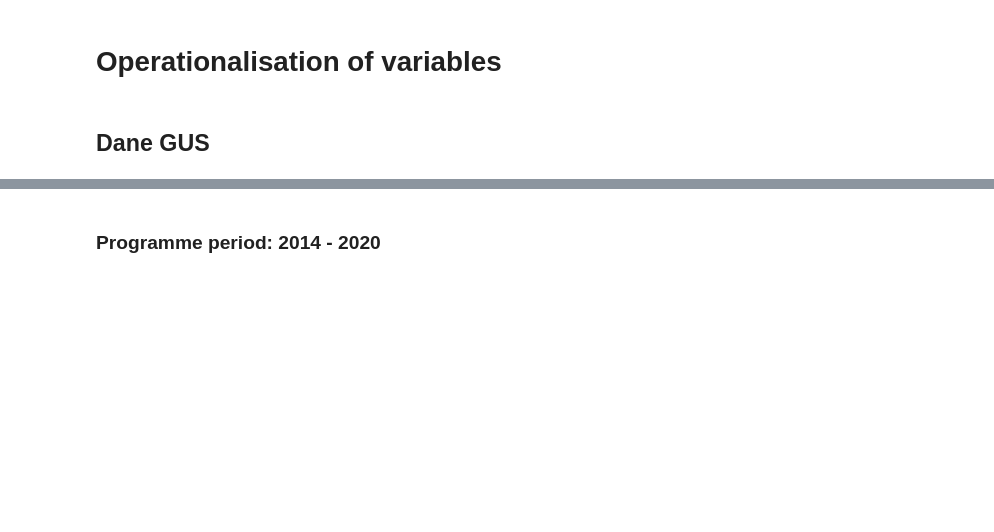
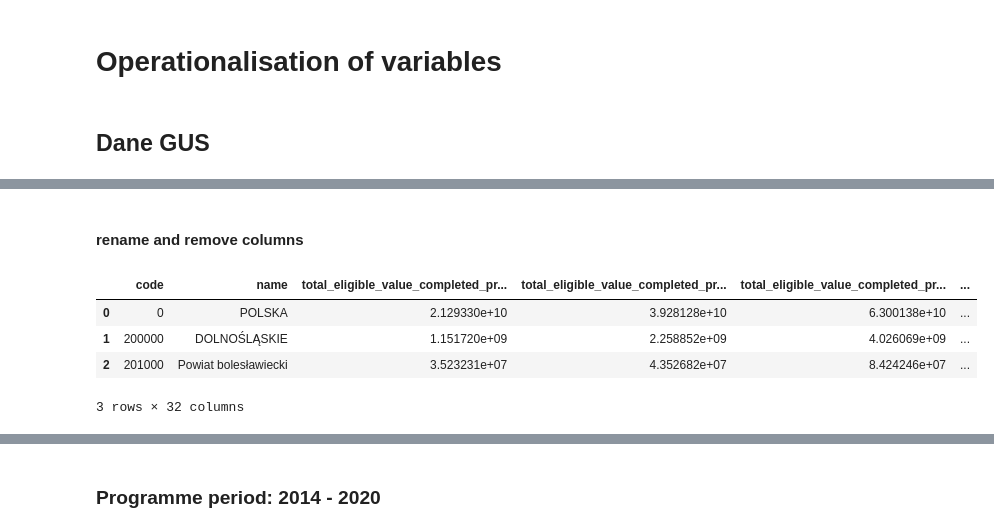
Before and after one commit to aleksandrajaremko/Policy-paper, a Jupyter notebook: code/processing/GUS_processing.ipynb, the cells around one changed output, grey strips where cells are left out. Saved outputs shown, nothing was run; the diff lists cells and outputs as text; code cells hidden in the pictures; blank space fills up the shorter version.

```diff
--- a/code/processing/GUS_processing.ipynb
+++ b/code/processing/GUS_processing.ipynb
@@ -29,0 +32,2 @@ os.getcwd()
+# %%
+PL_projects_07_13 = pd.read_excel(r"data\inputs\3. treatment\dane_gov_pl\FE_2007_2013_bez_EFFR.xlsx", header = 0)
@@ -29,0 +38,2 @@ os.getcwd()
+# %% [markdown]
+#### rename and remove columns
@@ -29,0 +75,33 @@ os.getcwd()
+# %%
+cols_rename_dict = { 'Kod' : 'code' , 'Nazwa' : 'name',
+        'wartość całkowita projektów zakończonych;ogółem;dofinansowanie ze środków Unii Europejskiej (wydatki kwalifikowalne);31 grudnia;2011;[zł]' : 'total_eligible_value_completed_projects_EU_funding_2011_PLN',
+        'wartość całkowita projektów zakończonych;ogółem;dofinansowanie ze środków Unii Europejskiej (wydatki kwalifikowalne);31 grudnia;2012;[zł]' : 'total_eligible_value_completed_projects_EU_funding_2012_PLN',
+        'wartość całkowita projektów zakończonych;ogółem;dofinansowanie ze środków Unii Europejskiej (wydatki kwalifikowalne);31 grudnia;2013;[zł]' : 'total_eligible_value_completed_projects_EU_funding_2013_PLN',
+        'wartość całkowita projektów zakończonych;ogółem;dofinansowanie ze środków Unii Europejskiej (wydatki kwalifikowalne);31 grudnia;2014;[zł]' : 'total_eligible_value_completed_projects_EU_funding_2014_PLN',
+        'wartość całkowita projektów zakończonych;ogółem;dofinansowanie ze środków Unii Europejskiej (wydatki kwalifikowalne);31 grudnia;2015;[zł]' : 'total_eligible_value_completed_projects_EU_funding_2015_PLN',
+        'wartość całkowita projektów zakończonych;ogółem;dofinansowanie ze środków Unii Europejskiej (wydatki kwalifikowalne);31 grudnia;2016;[zł]' : 'total_eligible_value_completed_projects_EU_funding_2016_PLN',
+        'wartość całkowita podpisanych umów o dofinansowanie;ogółem;wartość ogółem (wydatki kwalifikowalne + niekwalifikowalne);31 grudnia;2011;[zł]' : 'total_value_signed_financing_agreements_total_value_2011_PLN',
+        'wartość całkowita podpisanych umów o dofinansowanie;ogółem;wartość ogółem (wydatki kwalifikowalne + niekwalifikowalne);31 grudnia;2012;[zł]' : 'total_value_signed_financing_agreements_total_value_2012_PLN',
+        'wartość całkowita podpisanych umów o dofinansowanie;ogółem;wartość ogółem (wydatki kwalifikowalne + niekwalifikowalne);31 grudnia;2013;[zł]' : 'total_value_signed_financing_agreements_total_value_2013_PLN',
+        'wartość całkowita podpisanych umów o dofinansowanie;ogółem;wartość ogółem (wydatki kwalifikowalne + niekwalifikowalne);31 grudnia;2014;[zł]' : 'total_value_signed_financing_agreements_total_value_2014_PLN',
+        'wartość całkowita podpisanych umów o dofinansowanie;ogółem;wartość ogółem (wydatki kwalifikowalne + niekwalifikowalne);31 grudnia;2015;[zł]' : 'total_value_signed_financing_agreements_total_value_2015_PLN',
+        'wartość całkowita podpisanych umów o dofinansowanie;ogółem;wartość ogółem (wydatki kwalifikowalne + niekwalifikowalne);31 grudnia;2016;[zł]' : 'total_value_signed_financing_agreements_total_value_2016_PLN',
+        'wartość całkowita podpisanych umów o dofinansowanie;ogółem;wydatki kwalifikowalne ogółem;31 grudnia;2011;[zł]' : 'total_eligible_value_signed_financing_agreements_2011_PLN',
+        'wartość całkowita podpisanych umów o dofinansowanie;ogółem;wydatki kwalifikowalne ogółem;31 grudnia;2012;[zł]' : 'total_eligible_value_signed_financing_agreements_2012_PLN',
+        'wartość całkowita podpisanych umów o dofinansowanie;ogółem;wydatki kwalifikowalne ogółem;31 grudnia;2013;[zł]': 'total_eligible_value_signed_financing_agreements_2013_PLN',
+        'wartość całkowita podpisanych umów o dofinansowanie;ogółem;wydatki kwalifikowalne ogółem;31 grudnia;2014;[zł]' : 'total_eligible_value_signed_financing_agreements_2014_PLN',
+        'wartość całkowita podpisanych umów o dofinansowanie;ogółem;wydatki kwalifikowalne ogółem;31 grudnia;2015;[zł]': 'total_eligible_value_signed_financing_agreements_2015_PLN',
+        'wartość całkowita podpisanych umów o dofinansowanie;ogółem;wydatki kwalifikowalne ogółem;31 grudnia;2016;[zł]' : 'total_eligible_value_signed_financing_agreements_2016_PLN',
+        'wartość całkowita podpisanych umów o dofinansowanie;ogółem;dofinansowanie ze środków Unii Europejskiej (wydatki kwalifikowalne);31 grudnia;2011;[zł]' : 'total_eligible_value_signed_financing_agreements_EU_funding_2011_PLN',
+        'wartość całkowita podpisanych umów o dofinansowanie;ogółem;dofinansowanie ze środków Unii Europejskiej (wydatki kwalifikowalne);31 grudnia;2012;[zł]' : 'total_eligible_value_signed_financing_agreements_EU_funding_2012_PLN',
+        'wartość całkowita podpisanych umów o dofinansowanie;ogółem;dofinansowanie ze środków Unii Europejskiej (wydatki kwalifikowalne);31 grudnia;2013;[zł]' : 'total_eligible_value_signed_financing_agreements_EU_funding_2013_PLN',
+        'wartość całkowita podpisanych umów o dofinansowanie;ogółem;dofinansowanie ze środków Unii Europejskiej (wydatki kwalifikowalne);31 grudnia;2014;[zł]': 'total_eligible_value_signed_financing_agreements_EU_funding_2014_PLN',
+        'wartość całkowita podpisanych umów o dofinansowanie;ogółem;dofinansowanie ze środków Unii Europejskiej (wydatki kwalifikowalne);31 grudnia;2015;[zł]': 'total_eligible_value_signed_financing_agreements_EU_funding_2015_PLN',
+        'wartość całkowita podpisanych umów o dofinansowanie;ogółem;dofinansowanie ze środków Unii Europejskiej (wydatki kwalifikowalne);31 grudnia;2016;[zł]' : 'total_eligible_value_signed_financing_agreements_EU_funding_2016_PLN',
+        'wartość całkowita projektów zakończonych;ogółem;wydatki kwalifikowalne ogółem;31 grudnia;2011;[zł]' : 'total_eligible_value_completed_projects_2011_PLN',
+        'wartość całkowita projektów zakończonych;ogółem;wydatki kwalifikowalne ogółem;31 grudnia;2012;[zł]' : 'total_eligible_value_completed_projects_2012_PLN',
+        'wartość całkowita projektów zakończonych;ogółem;wydatki kwalifikowalne ogółem;31 grudnia;2013;[zł]' : 'total_eligible_value_completed_projects_2013_PLN',
+        'wartość całkowita projektów zakończonych;ogółem;wydatki kwalifikowalne ogółem;31 grudnia;2014;[zł]' : 'total_eligible_value_completed_projects_2014_PLN',
+        'wartość całkowita projektów zakończonych;ogółem;wydatki kwalifikowalne ogółem;31 grudnia;2015;[zł]': 'total_eligible_value_completed_projects_2015_PLN',
+        'wartość całkowita projektów zakończonych;ogółem;wydatki kwalifikowalne ogółem;31 grudnia;2016;[zł]' : 'total_eligible_value_completed_projects_2016_PLN',
+}
@@ -29,0 +110,8 @@ os.getcwd()
+# %%
+PL_projects_07_13.head(3)
+# %% [output]
+|  | code | name | total_eligible_value_completed_pr... | total_eligible_value_completed_pr... | total_eligible_value_completed_pr... | ... |
+| 0 | 0 | POLSKA | 2.129330e+10 | 3.928128e+10 | 6.300138e+10 | ... |
+| 1 | 200000 | DOLNOŚLĄSKIE | 1.151720e+09 | 2.258852e+09 | 4.026069e+09 | ... |
+| 2 | 201000 | Powiat bolesławiecki | 3.523231e+07 | 4.352682e+07 | 8.424246e+07 | ... |
+3 rows × 32 columns
```
Also changed, not shown: parts of 67 cells of this notebook, 10 other files.
